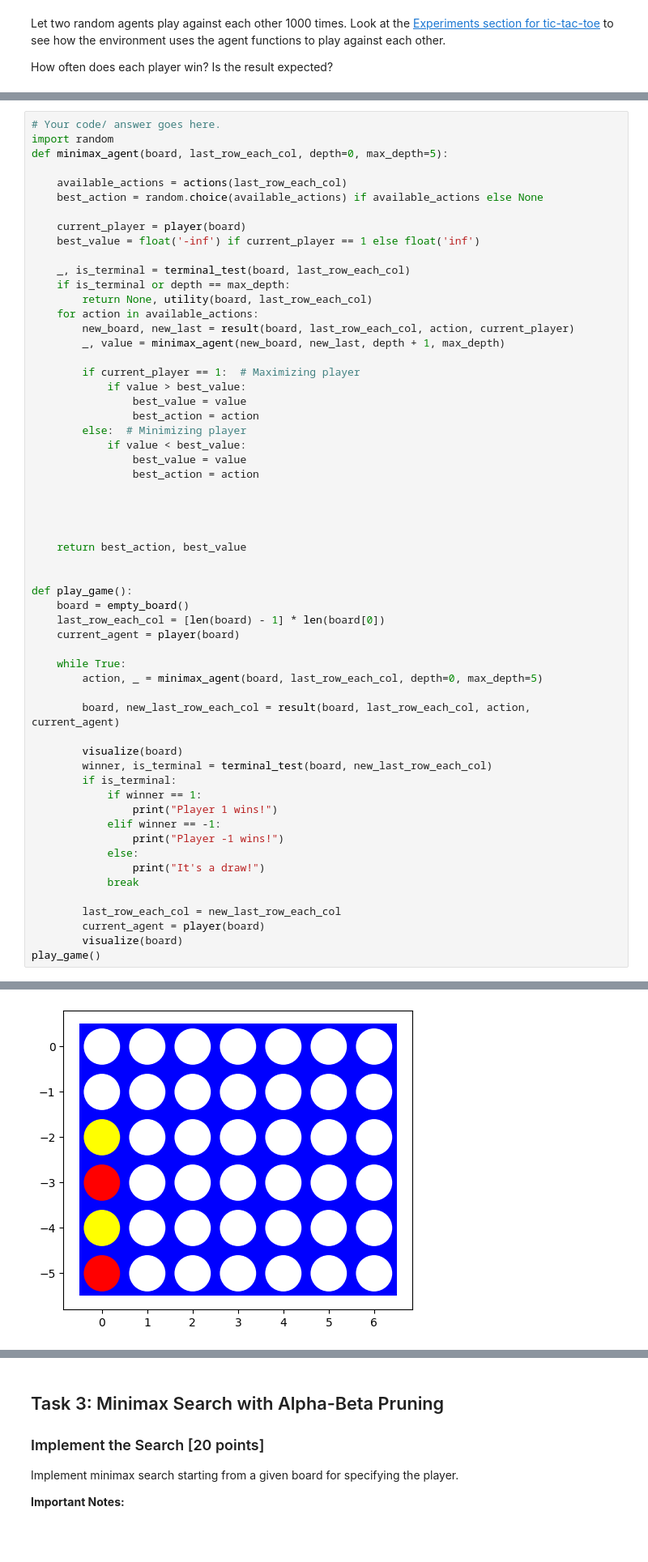
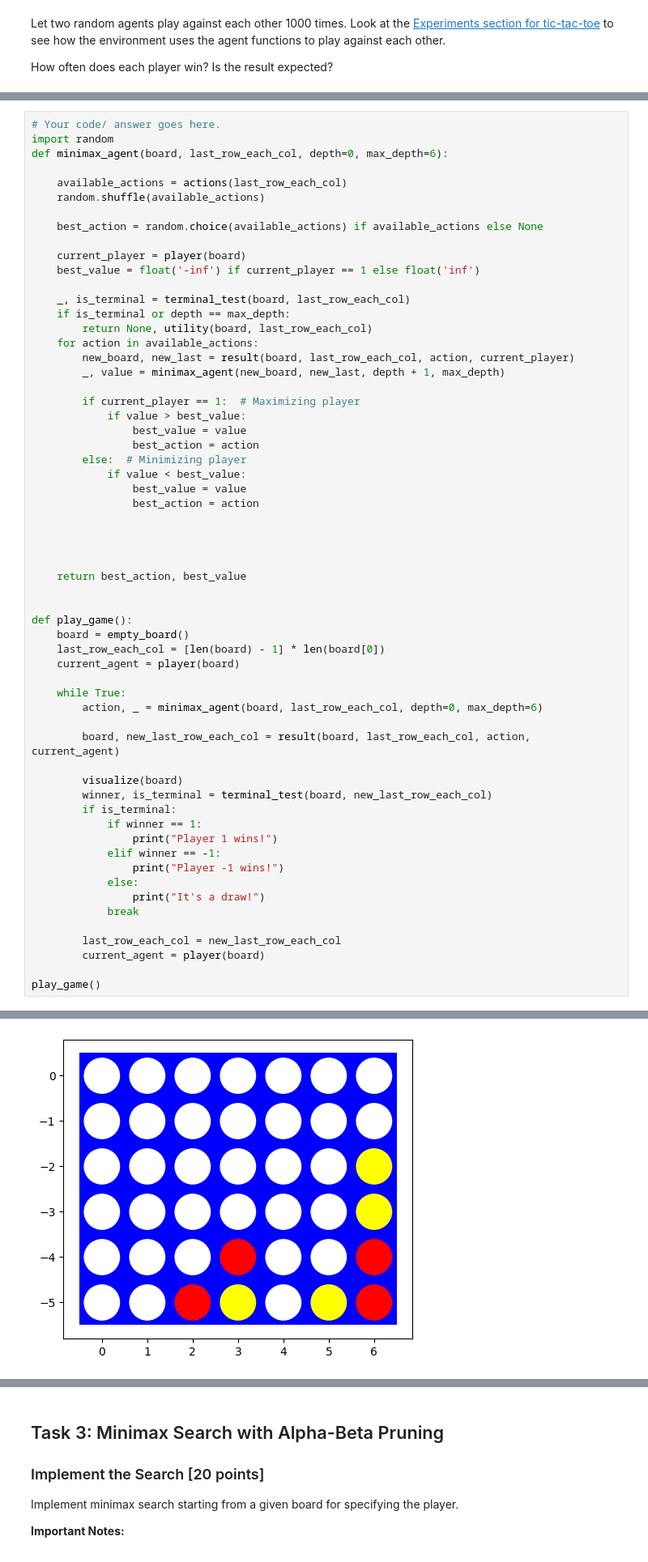
Before and after one commit to LaiTanTai/CSTTNT_NC, a Jupyter notebook: lab04/assignment_connect4.ipynb, the cells around one changed output, grey strips where cells are left out. Shown at 81% size. Saved outputs shown, nothing was run; the diff lists cells and outputs as text.

```diff
--- a/lab04/assignment_connect4.ipynb
+++ b/lab04/assignment_connect4.ipynb
@@ -397,9 +274,11 @@ play_game()
 # %%
 # Your code/ answer goes here.
 import random
-def minimax_agent(board, last_row_each_col, depth=0, max_depth=5):
+def minimax_agent(board, last_row_each_col, depth=0, max_depth=6):
 
     available_actions = actions(last_row_each_col)
+    random.shuffle(available_actions)
+
     best_action = random.choice(available_actions) if available_actions else None
 
     current_player = player(board)
@@ -433,7 +312,7 @@ def play_game():
     current_agent = player(board)
 
     while True:
-        action, _ = minimax_agent(board, last_row_each_col, depth=0, max_depth=5)
+        action, _ = minimax_agent(board, last_row_each_col, depth=0, max_depth=6)
 
         board, new_last_row_each_col = result(board, last_row_each_col, action, current_agent)
 
@@ -450,6 +329,6 @@ def play_game():
 
         last_row_each_col = new_last_row_each_col
         current_agent = player(board)
-        visualize(board)
+
 play_game()
 # %% [output]
@@ -531 +342 @@ play_game()
-[figure, old version]
+[figure, new version]
```
Also changed, not shown: parts of 4 cells of this notebook.
